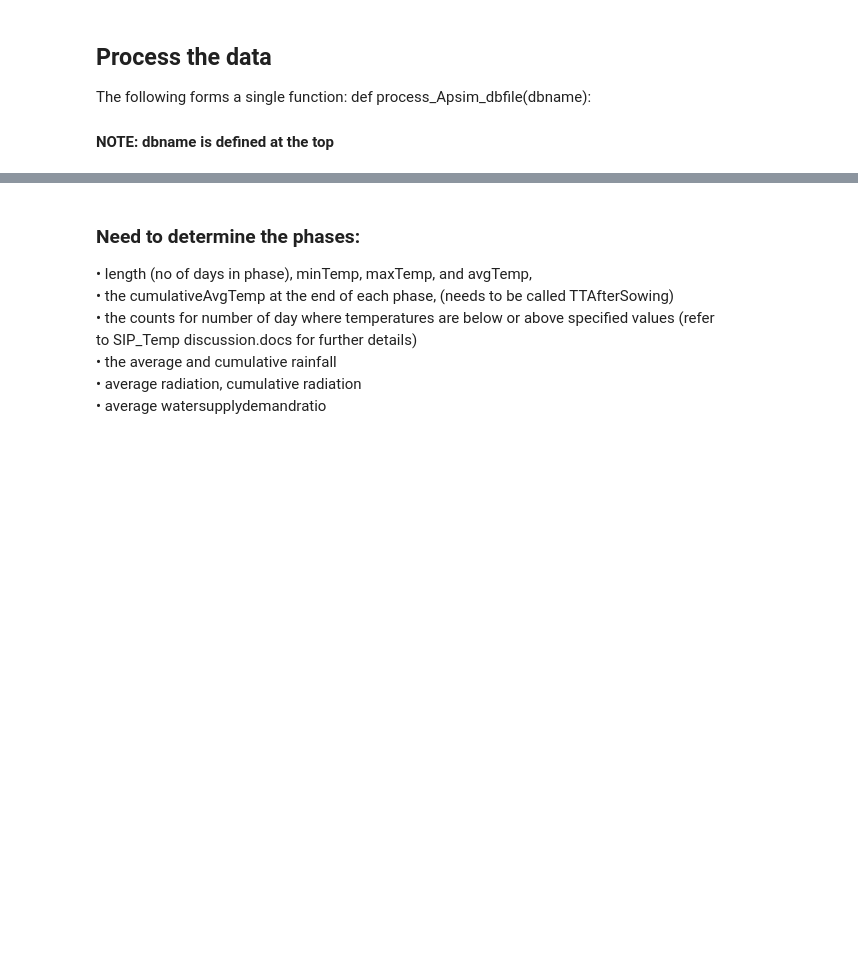
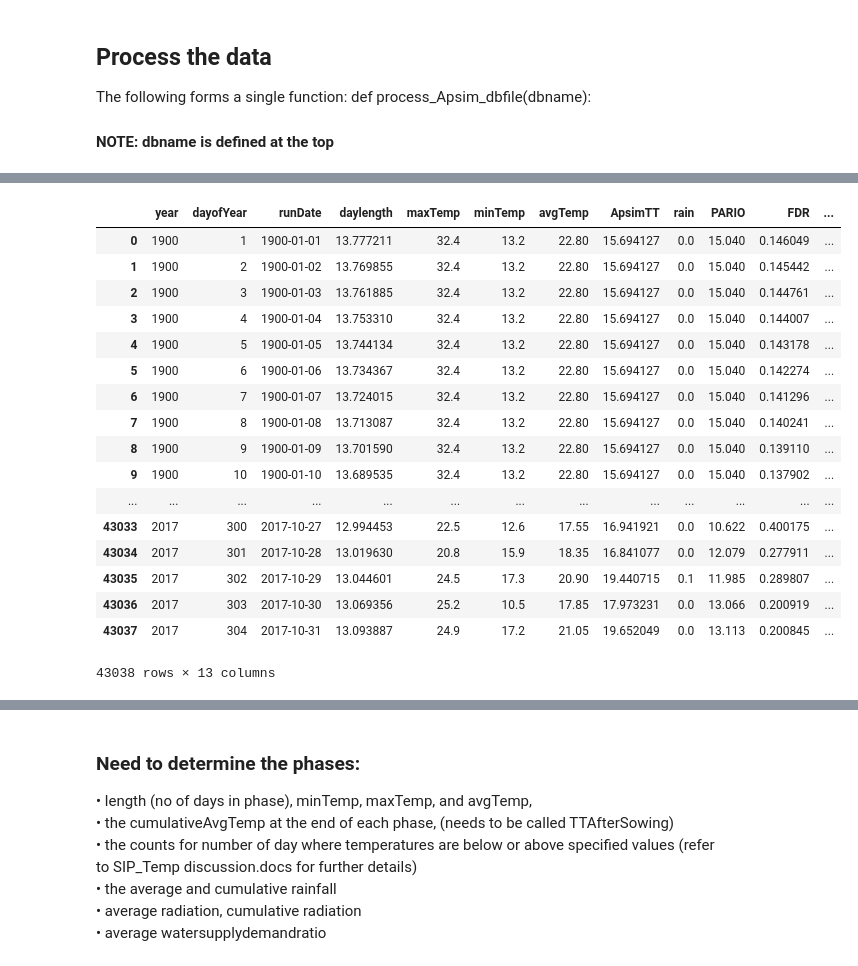
Before and after one commit to cla473/AG_WHEATTEMP, a Jupyter notebook: scripts/Apsim_ProcessPhases.ipynb, the cells around one changed output, grey strips where cells are left out. Drawn from its saved outputs; the diff is of its cells as text; code cells hidden in the pictures; blank space fills up the shorter version.

```diff
--- a/scripts/Apsim_ProcessPhases.ipynb
+++ b/scripts/Apsim_ProcessPhases.ipynb
@@ -69,6 +77,8 @@ def read_ApsimWeather(filename, lat):
     '''
     import math
 
+    # these XYPairs are use when calculating Thermal Time
+    # and are specific to Wheat only
     xp = [0, 26, 37]
     fp = [0, 26, 0]
 
@@ -96,6 +106,7 @@ def read_ApsimWeather(filename, lat):
     #convert the measurement unit for the radiation from MJ/m2/day to J/m2/day
     metData['radnJ'] = metData['radiation'] * 1000000
 
+    metData['PQ'] = metData['PARIO'] / metData['avgTemp']
 
     # calculation the day length
     radians = math.pi/180
@@ -135,7 +146,6 @@ def read_ApsimWeather(filename, lat):
 
     metData['ApsimTT'] = metData.apply(lambda x: linint_3hrly_Temperature(x['maxTemp'], x['minTemp'], xp, fp), axis=1)
 
-
     # sort the columns to be a little more logical
     #cols=['year', 'dayofYear', 'runDate', 'dayLength', 'maxTemp', 'minTemp', 'avgTemp', 'ApsimTT', 'rain', \
     #      'PARIO', 'fracDiffusedRadn', 'vpsl', 'ETpt']
@@ -263,9 +297,28 @@ print(dfWeather.head(5))
 # %%
 #this will be part of the get_weather_details functionality, but is commented out so that I can check things
 cols=['year', 'dayofYear', 'runDate', 'daylength', 'maxTemp', 'minTemp', 'avgTemp', 'ApsimTT', 'rain', \
-      'PARIO', 'FDR', 'vpsl', 'ETpt']
+      'PARIO', 'PQ', 'FDR', 'vpsl', 'ETpt']
 dfWeather = dfWeather[cols]
 dfWeather
+# %% [output]
+|  | year | dayofYear | runDate | daylength | maxTemp | minTemp | avgTemp | ApsimTT | rain | PARIO | FDR | ... |
+| 0 | 1900 | 1 | 1900-01-01 | 13.777211 | 32.4 | 13.2 | 22.80 | 15.694127 | 0.0 | 15.040 | 0.146049 | ... |
+| 1 | 1900 | 2 | 1900-01-02 | 13.769855 | 32.4 | 13.2 | 22.80 | 15.694127 | 0.0 | 15.040 | 0.145442 | ... |
+| 2 | 1900 | 3 | 1900-01-03 | 13.761885 | 32.4 | 13.2 | 22.80 | 15.694127 | 0.0 | 15.040 | 0.144761 | ... |
+| 3 | 1900 | 4 | 1900-01-04 | 13.753310 | 32.4 | 13.2 | 22.80 | 15.694127 | 0.0 | 15.040 | 0.144007 | ... |
+| 4 | 1900 | 5 | 1900-01-05 | 13.744134 | 32.4 | 13.2 | 22.80 | 15.694127 | 0.0 | 15.040 | 0.143178 | ... |
+| 5 | 1900 | 6 | 1900-01-06 | 13.734367 | 32.4 | 13.2 | 22.80 | 15.694127 | 0.0 | 15.040 | 0.142274 | ... |
+| 6 | 1900 | 7 | 1900-01-07 | 13.724015 | 32.4 | 13.2 | 22.80 | 15.694127 | 0.0 | 15.040 | 0.141296 | ... |
+| 7 | 1900 | 8 | 1900-01-08 | 13.713087 | 32.4 | 13.2 | 22.80 | 15.694127 | 0.0 | 15.040 | 0.140241 | ... |
+| 8 | 1900 | 9 | 1900-01-09 | 13.701590 | 32.4 | 13.2 | 22.80 | 15.694127 | 0.0 | 15.040 | 0.139110 | ... |
+| 9 | 1900 | 10 | 1900-01-10 | 13.689535 | 32.4 | 13.2 | 22.80 | 15.694127 | 0.0 | 15.040 | 0.137902 | ... |
+| ... | ... | ... | ... | ... | ... | ... | ... | ... | ... | ... | ... | ... |
+| 43033 | 2017 | 300 | 2017-10-27 | 12.994453 | 22.5 | 12.6 | 17.55 | 16.941921 | 0.0 | 10.622 | 0.400175 | ... |
+| 43034 | 2017 | 301 | 2017-10-28 | 13.019630 | 20.8 | 15.9 | 18.35 | 16.841077 | 0.0 | 12.079 | 0.277911 | ... |
+| 43035 | 2017 | 302 | 2017-10-29 | 13.044601 | 24.5 | 17.3 | 20.90 | 19.440715 | 0.1 | 11.985 | 0.289807 | ... |
+| 43036 | 2017 | 303 | 2017-10-30 | 13.069356 | 25.2 | 10.5 | 17.85 | 17.973231 | 0.0 | 13.066 | 0.200919 | ... |
+| 43037 | 2017 | 304 | 2017-10-31 | 13.093887 | 24.9 | 17.2 | 21.05 | 19.652049 | 0.0 | 13.113 | 0.200845 | ... |
+43038 rows × 13 columns
 # %%
 # retrieve the Simulation Details from the DB._Sumulation table
 dfSim = get_simulation_details(dbname)
```
Also changed, not shown: parts of 37 cells of this notebook.
